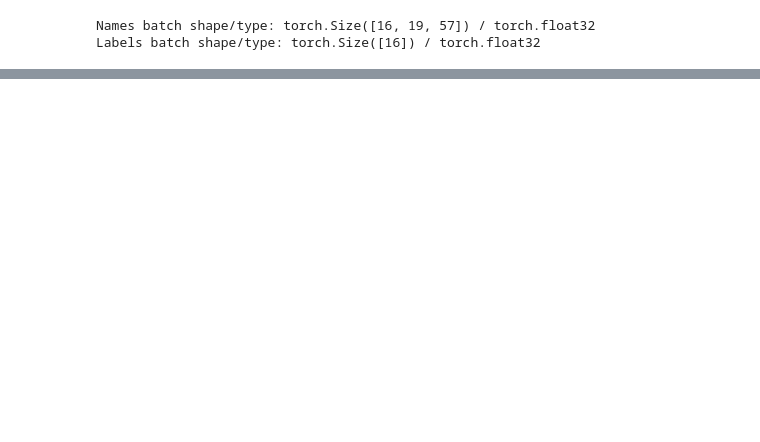
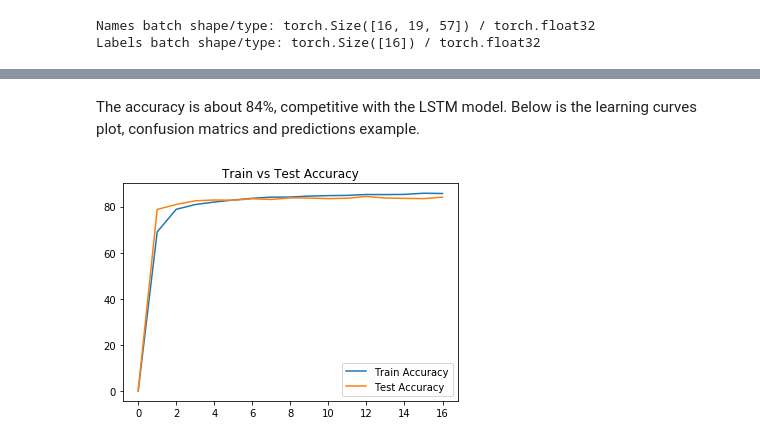
Before and after one commit to bobflagg/classifying-names, a Jupyter notebook: Classifying-Names-CNN.ipynb, the cells around one changed output, grey strips where cells are left out. Drawn from its saved outputs; the diff is of its cells as text; code cells hidden in the pictures; blank space fills up the shorter version.

```diff
--- a/Classifying-Names-CNN.ipynb
+++ b/Classifying-Names-CNN.ipynb
@@ -159,0 +167,6 @@ Wall time: 43.1 s
+# %% [markdown]
+The accuracy is about 84%, competitive with the LSTM model. Below is the learning curves plot, confusion matrics and predictions example.
+# %%
+show_accuracy(model, test_acc, train_acc)
+# %% [output]
+[figure, added]
```
Also changed, not shown: parts of 16 cells of this notebook, 1 other file.
